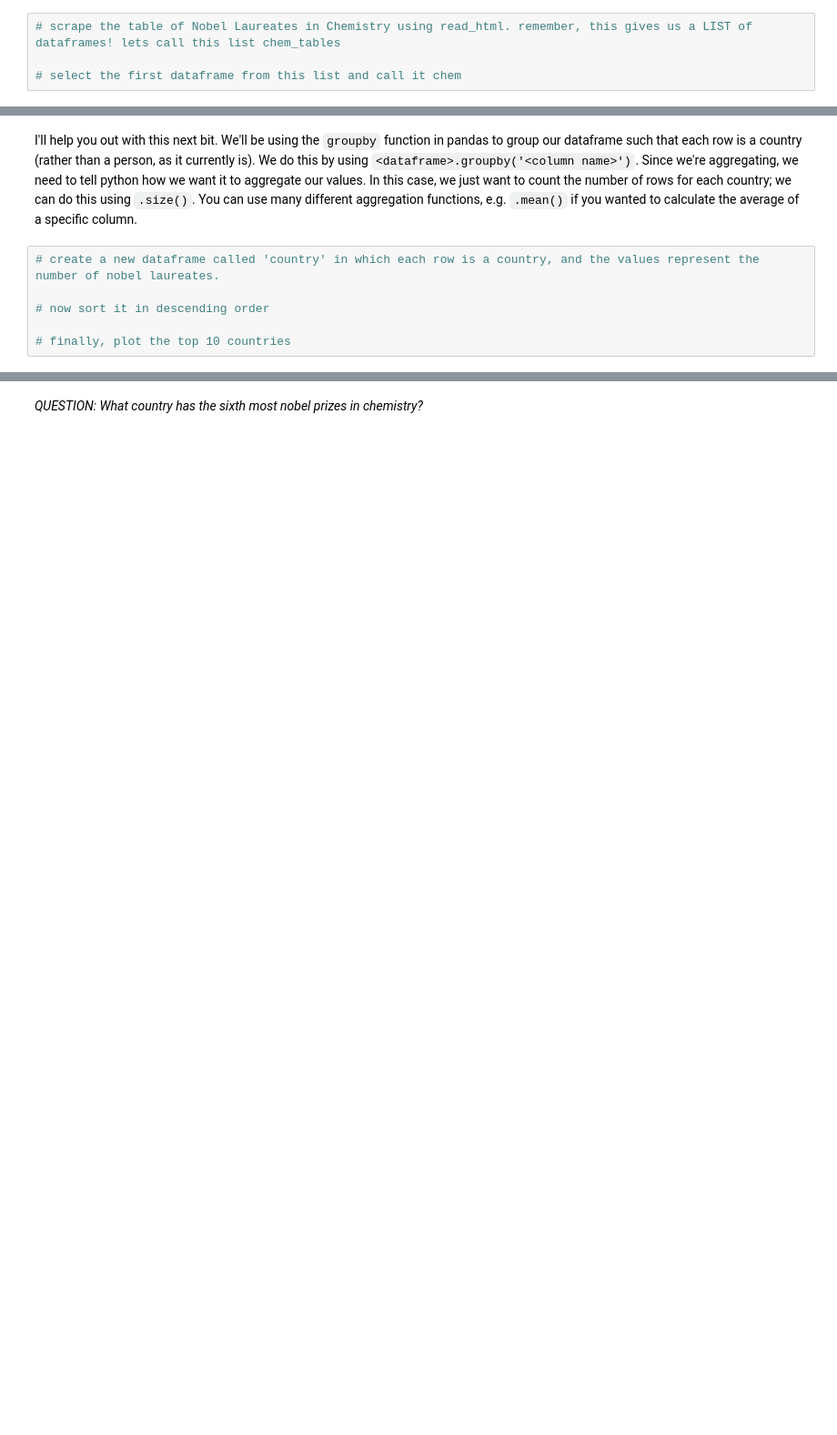
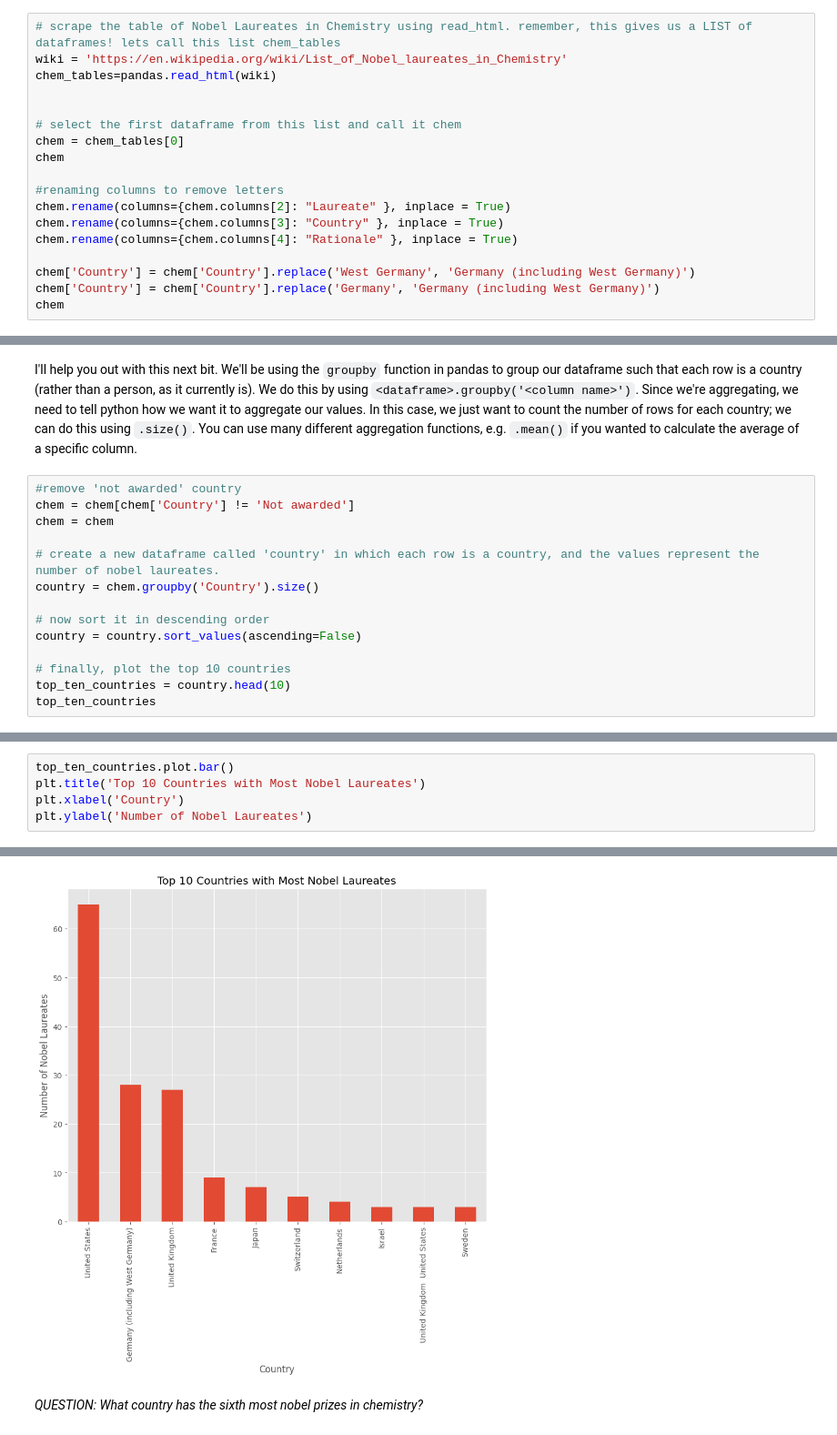
Before and after one commit to rubydelanerolle/QM2, a Jupyter notebook: notebooks/W02. Pandas.ipynb, the cells around one changed output, grey strips where cells are left out. Shown: that part at 91% size. Drawn from its saved outputs; the diff is of its cells as text; blank space fills up the shorter version.

```diff
--- a/notebooks/W02. Pandas.ipynb
+++ b/notebooks/W02. Pandas.ipynb
@@ -491,5 +515,19 @@ And there we have it; a nicely formatted dataframe ready for analysis, straight
 Using the following URL https://en.wikipedia.org/wiki/List_of_Nobel_laureates_in_Chemistry create a plot of the top 10 countries in terms of nobel laureates. First, follow the steps below:
 # %%
 # scrape the table of Nobel Laureates in Chemistry using read_html. remember, this gives us a LIST of dataframes! lets call this list chem_tables
+wiki = 'https://en.wikipedia.org/wiki/List_of_Nobel_laureates_in_Chemistry'
+chem_tables=pandas.read_html(wiki)
+
 
 # select the first dataframe from this list and call it chem
+chem = chem_tables[0]
+chem
+
+#renaming columns to remove letters
+chem.rename(columns={chem.columns[2]: "Laureate" }, inplace = True)
+chem.rename(columns={chem.columns[3]: "Country" }, inplace = True)
+chem.rename(columns={chem.columns[4]: "Rationale" }, inplace = True)
+
+chem['Country'] = chem['Country'].replace('West Germany', 'Germany (including West Germany)')
+chem['Country'] = chem['Country'].replace('Germany', 'Germany (including West Germany)')
+chem
@@ -496,8 +548,16 @@ Using the following URL https://en.wikipedia.org/wiki/List_of_Nobel_laureates_in
 # %% [markdown]
 I'll help you out with this next bit. We'll be using the `groupby` function in pandas to group our dataframe such that each row is a country (rather than a person, as it currently is). We do this by using `<dataframe>.groupby('<column name>')`. Since we're aggregating, we need to tell python how we want it to aggregate our values. In this case, we just want to count the number of rows for each country; we can do this using `.size()`. You can use many different aggregation functions, e.g. `.mean()` if you wanted to calculate the average of a specific column.
 # %%
+#remove 'not awarded' country
+chem = chem[chem['Country'] != 'Not awarded']
+chem = chem
+
 # create a new dataframe called 'country' in which each row is a country, and the values represent the number of nobel laureates.
+country = chem.groupby('Country').size()
 
 # now sort it in descending order
+country = country.sort_values(ascending=False)
 
 # finally, plot the top 10 countries
+top_ten_countries = country.head(10)
+top_ten_countries
@@ -503,0 +578,6 @@ I'll help you out with this next bit. We'll be using the `groupby` function in p
+# %%
+top_ten_countries.plot.bar()
+plt.title('Top 10 Countries with Most Nobel Laureates')
+plt.xlabel('Country')
+plt.ylabel('Number of Nobel Laureates')
+# %% [output]
@@ -504,2 +585,3 @@ I'll help you out with this next bit. We'll be using the `groupby` function in p
+[figure, added]
 # %% [markdown]
 *QUESTION: What country has the sixth most nobel prizes in chemistry?*
```
Also changed, not shown: parts of 6 cells of this notebook.
